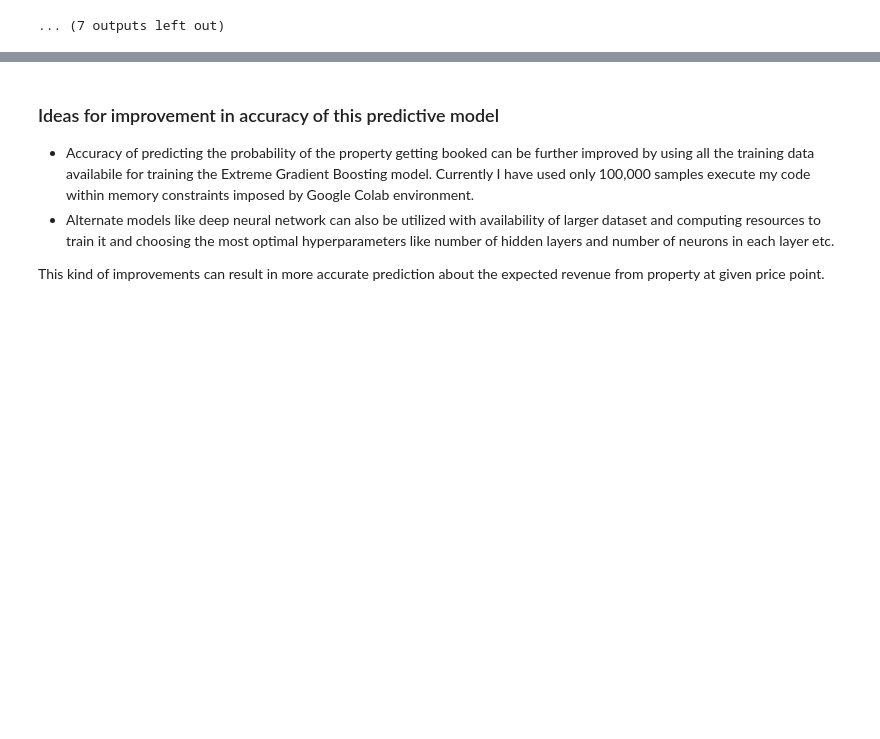
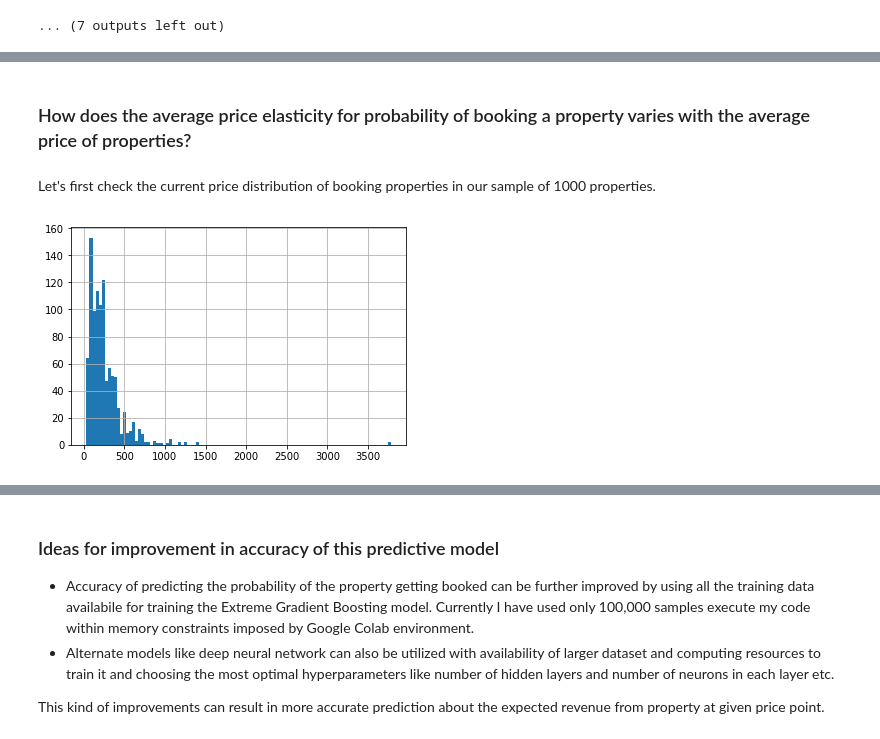
Before and after one commit to patelatharva/Analysis_of_Airbnb_property_listings_dataset, a Jupyter notebook: colab_tuning_booking_price_to_maximize_expected_revenue.ipynb, the cells around one changed output, grey strips where cells are left out. Saved outputs shown, nothing was run; the diff lists cells and outputs as text; code cells hidden in the pictures; blank space fills up the shorter version.

```diff
--- a/colab_tuning_booking_price_to_maximize_expected_revenue.ipynb
+++ b/colab_tuning_booking_price_to_maximize_expected_revenue.ipynb
@@ -1868,0 +1908,8 @@ tuned_data.to_csv(data_dir + "/tuned_data.csv", index=False)
+# %% [markdown]
+### How does the average price elasticity for probability of booking a property varies with the average price of properties?
+# %% [markdown]
+Let's first check the current price distribution of booking properties in our sample of 1000 properties.
+# %%
+prices_hist = tuned_data["current_price"].hist(bins=100)
+# %% [output]
+[figure, added]
```
Also changed, not shown: parts of 61 cells of this notebook.
